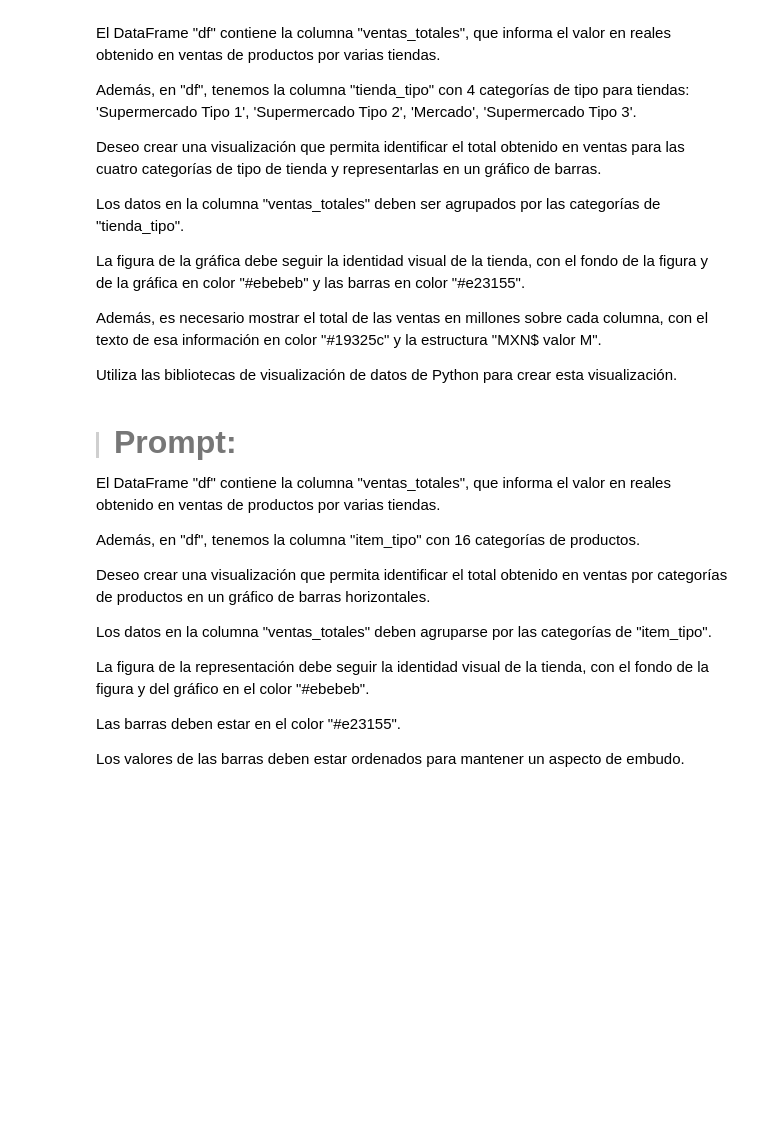
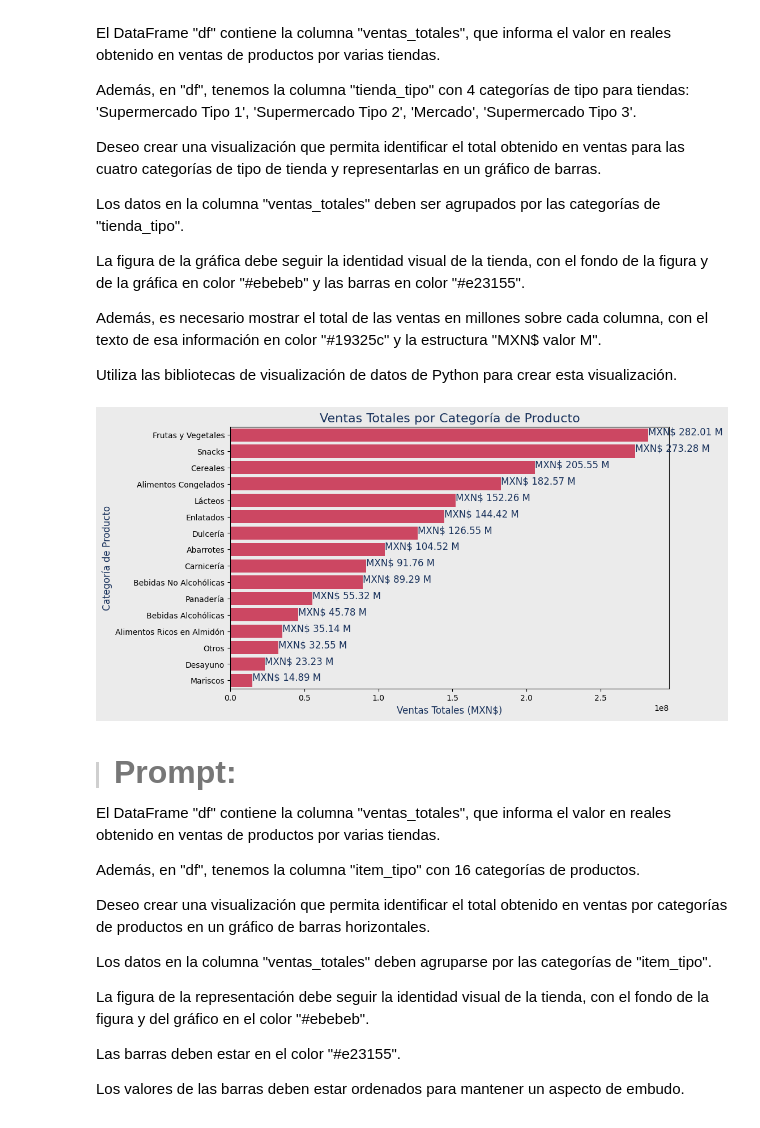
Before and after one commit to luisdh8/2049-FokusCurso, a Jupyter notebook: Utilizando_chatgpt_como_asistente.ipynb, the cells around one changed output. Drawn from its saved outputs; the diff is of its cells as text; code cells hidden in the pictures; blank space fills up the shorter version.

```diff
--- a/Utilizando_chatgpt_como_asistente.ipynb
+++ b/Utilizando_chatgpt_como_asistente.ipynb
@@ -344,6 +402,40 @@ La figura de la gráfica debe seguir la identidad visual de la tienda, con el fo
 Además, es necesario mostrar el total de las ventas en millones sobre cada columna, con el texto de esa información en color "#19325c" y la estructura "MXN$ valor M".
 
 Utiliza las bibliotecas de visualización de datos de Python para crear esta visualización.
+# %%
+import matplotlib.pyplot as plt
+import seaborn as sns
+
+# Agrupar las ventas totales por tipo de producto
+ventas_por_tipo_producto = df.groupby('item_tipo')['ventas_totales'].sum()
+
+# Ordenar los valores para mantener un aspecto de embudo (de menor a mayor)
+ventas_por_tipo_producto = ventas_por_tipo_producto.sort_values(ascending=False)
+
+# Crear el gráfico de barras horizontales
+plt.figure(figsize=(10, 6))
+sns.barplot(x=ventas_por_tipo_producto.values, y=ventas_por_tipo_producto.index, color='#e23155')
+
+# Personalización de la figura y fondo del gráfico
+plt.gcf().set_facecolor('#ebebeb')  # Fondo de la figura
+plt.gca().set_facecolor('#ebebeb')  # Fondo del gráfico
+
+# Títulos y etiquetas
+plt.title('Ventas Totales por Categoría de Producto', fontsize=16, color='#19325c')
+plt.xlabel('Ventas Totales (MXN$)', fontsize=12, color='#19325c')
+plt.ylabel('Categoría de Producto', fontsize=12, color='#19325c')
+
+# Mostrar el total de las ventas dentro o al lado de cada barra
+for i, valor in enumerate(ventas_por_tipo_producto.values):
+    plt.text(valor + 0.1, i, f'MXN$ {valor/1e6:.2f} M', ha='left', color='#19325c', fontsize=12)
+
+# No mostrar la cuadrícula
+plt.grid(False)
+
+# Mostrar el gráfico
+plt.show()
+# %% [output]
+[figure, added]
 # %% [markdown]
 > #### <strong><font color="7b71ff" size =6>Prompt:</font></strong>
 
```
Also changed, not shown: parts of 3 cells of this notebook.
